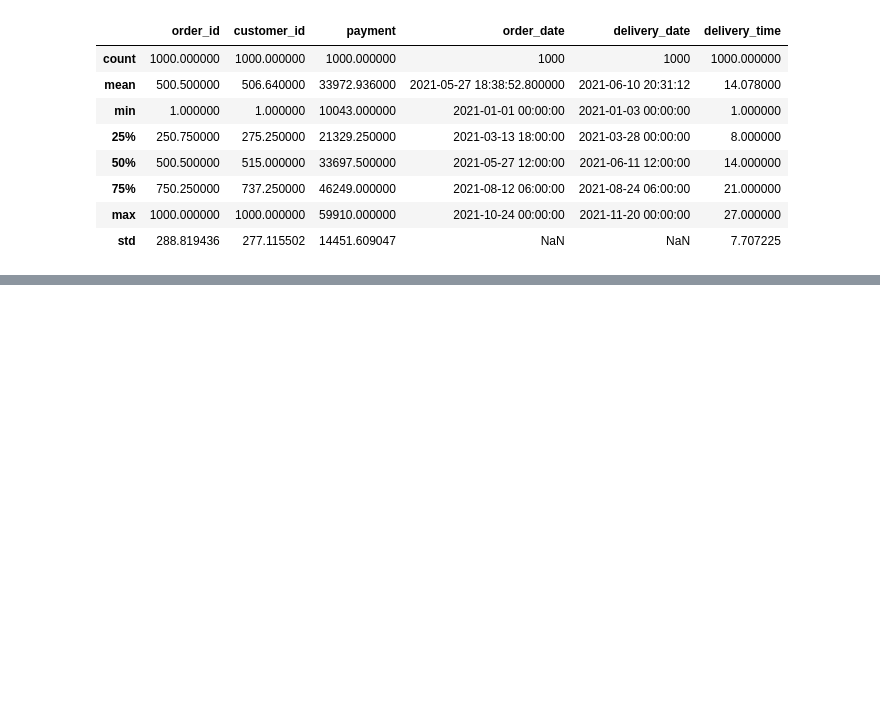
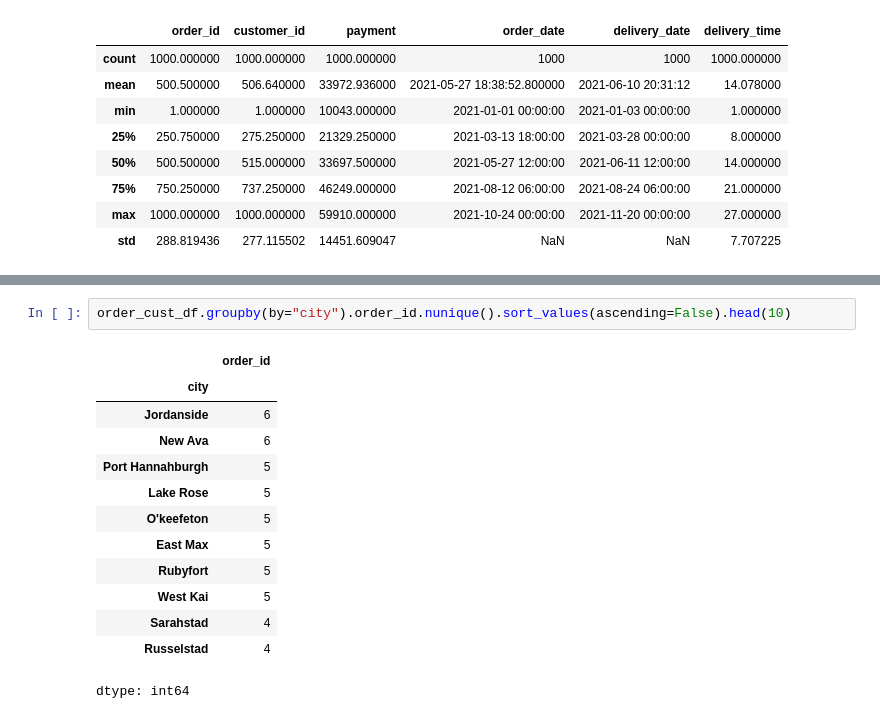
Before and after one commit to mdchrysan/shopping-analysis, a Jupyter notebook: shoppingcart_practice.ipynb, the cells around one changed output, grey strips where cells are left out. Saved outputs shown, nothing was run; the diff lists cells and outputs as text; blank space fills up the shorter version.

```diff
--- a/shoppingcart_practice.ipynb
+++ b/shoppingcart_practice.ipynb
@@ -522,0 +541,16 @@ order_df.describe(include="all")
+# %%
+order_cust_df.groupby(by="city").order_id.nunique().sort_values(ascending=False).head(10)
+# %% [output]
+|  | order_id |
+| city |  |
+| Jordanside | 6 |
+| New Ava | 6 |
+| Port Hannahburgh | 5 |
+| Lake Rose | 5 |
+| O'keefeton | 5 |
+| East Max | 5 |
+| Rubyfort | 5 |
+| West Kai | 5 |
+| Sarahstad | 4 |
+| Russelstad | 4 |
+dtype: int64
```
Also changed, not shown: parts of 7 cells of this notebook.
